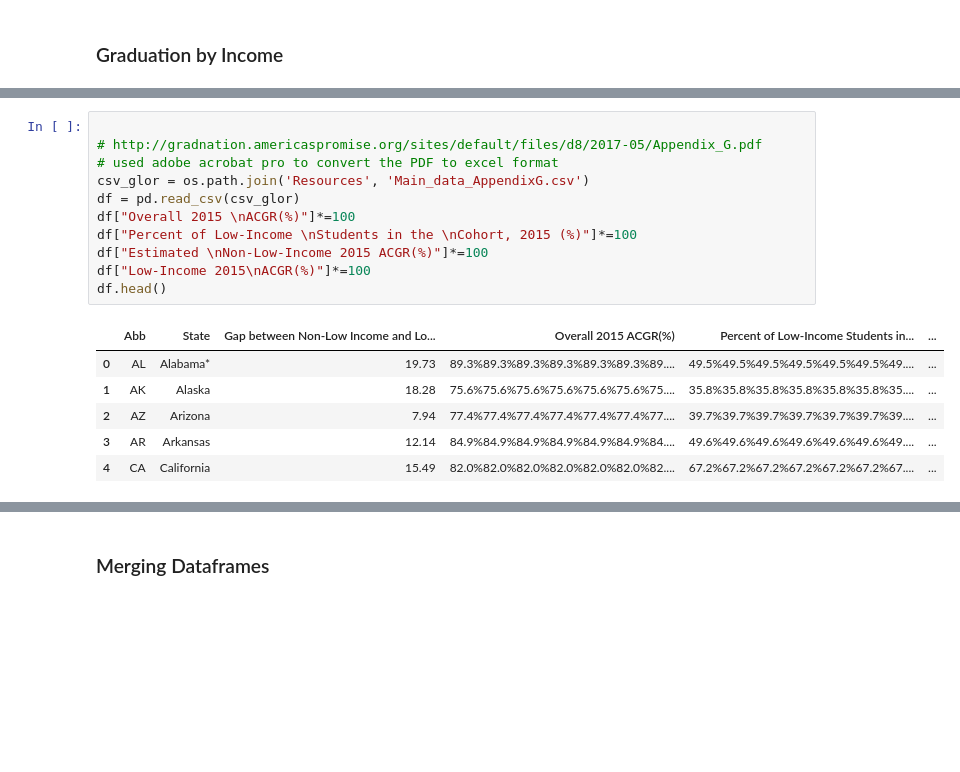
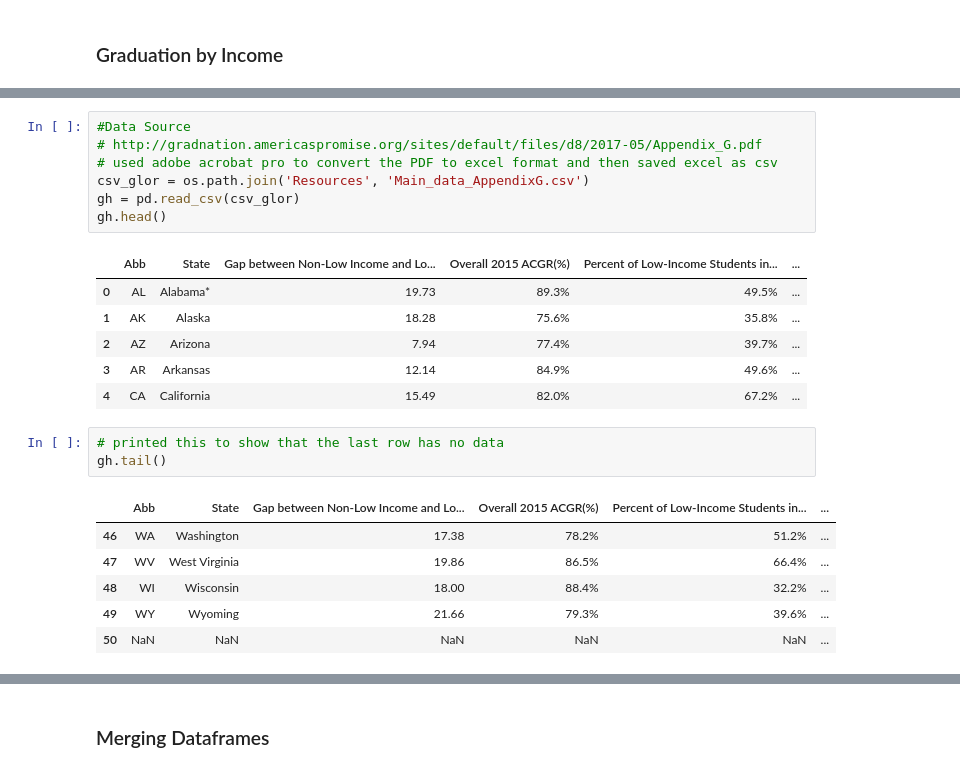
Before and after one commit to jelizalo/project-one, a Jupyter notebook: ProjectMaster.ipynb, the cells around one changed output, grey strips where cells are left out. Drawn from its saved outputs; the diff is of its cells as text; blank space fills up the shorter version.

```diff
--- a/ProjectMaster.ipynb
+++ b/ProjectMaster.ipynb
@@ -250,18 +262,24 @@ py.iplot(map)
 # %%
-
+#Data Source
 # http://gradnation.americaspromise.org/sites/default/files/d8/2017-05/Appendix_G.pdf
-# used adobe acrobat pro to convert the PDF to excel format
+# used adobe acrobat pro to convert the PDF to excel format and then saved excel as csv
 csv_glor = os.path.join('Resources', 'Main_data_AppendixG.csv')
-df = pd.read_csv(csv_glor)
-df["Overall 2015 \nACGR(%)"]*=100
-df["Percent of Low-Income \nStudents in the \nCohort, 2015 (%)"]*=100
-df["Estimated \nNon-Low-Income 2015 ACGR(%)"]*=100
-df["Low-Income 2015\nACGR(%)"]*=100
-df.head()
+gh = pd.read_csv(csv_glor)
+gh.head()
 # %% [output]
 |  | Abb | State | Gap between Non-Low Income and Lo... | Overall 2015 ACGR(%) | Percent of Low-Income Students in... | ... |
-| 0 | AL | Alabama* | 19.73 | 89.3%89.3%89.3%89.3%89.3%89.3%89.... | 49.5%49.5%49.5%49.5%49.5%49.5%49.... | ... |
-| 1 | AK | Alaska | 18.28 | 75.6%75.6%75.6%75.6%75.6%75.6%75.... | 35.8%35.8%35.8%35.8%35.8%35.8%35.... | ... |
-| 2 | AZ | Arizona | 7.94 | 77.4%77.4%77.4%77.4%77.4%77.4%77.... | 39.7%39.7%39.7%39.7%39.7%39.7%39.... | ... |
-| 3 | AR | Arkansas | 12.14 | 84.9%84.9%84.9%84.9%84.9%84.9%84.... | 49.6%49.6%49.6%49.6%49.6%49.6%49.... | ... |
-| 4 | CA | California | 15.49 | 82.0%82.0%82.0%82.0%82.0%82.0%82.... | 67.2%67.2%67.2%67.2%67.2%67.2%67.... | ... |
+| 0 | AL | Alabama* | 19.73 | 89.3% | 49.5% | ... |
+| 1 | AK | Alaska | 18.28 | 75.6% | 35.8% | ... |
+| 2 | AZ | Arizona | 7.94 | 77.4% | 39.7% | ... |
+| 3 | AR | Arkansas | 12.14 | 84.9% | 49.6% | ... |
+| 4 | CA | California | 15.49 | 82.0% | 67.2% | ... |
+# %%
+# printed this to show that the last row has no data
+gh.tail()
+# %% [output]
+|  | Abb | State | Gap between Non-Low Income and Lo... | Overall 2015 ACGR(%) | Percent of Low-Income Students in... | ... |
+| 46 | WA | Washington | 17.38 | 78.2% | 51.2% | ... |
+| 47 | WV | West Virginia | 19.86 | 86.5% | 66.4% | ... |
+| 48 | WI | Wisconsin | 18.00 | 88.4% | 32.2% | ... |
+| 49 | WY | Wyoming | 21.66 | 79.3% | 39.6% | ... |
+| 50 | NaN | NaN | NaN | NaN | NaN | ... |
```
Also changed, not shown: parts of 29 cells of this notebook.
